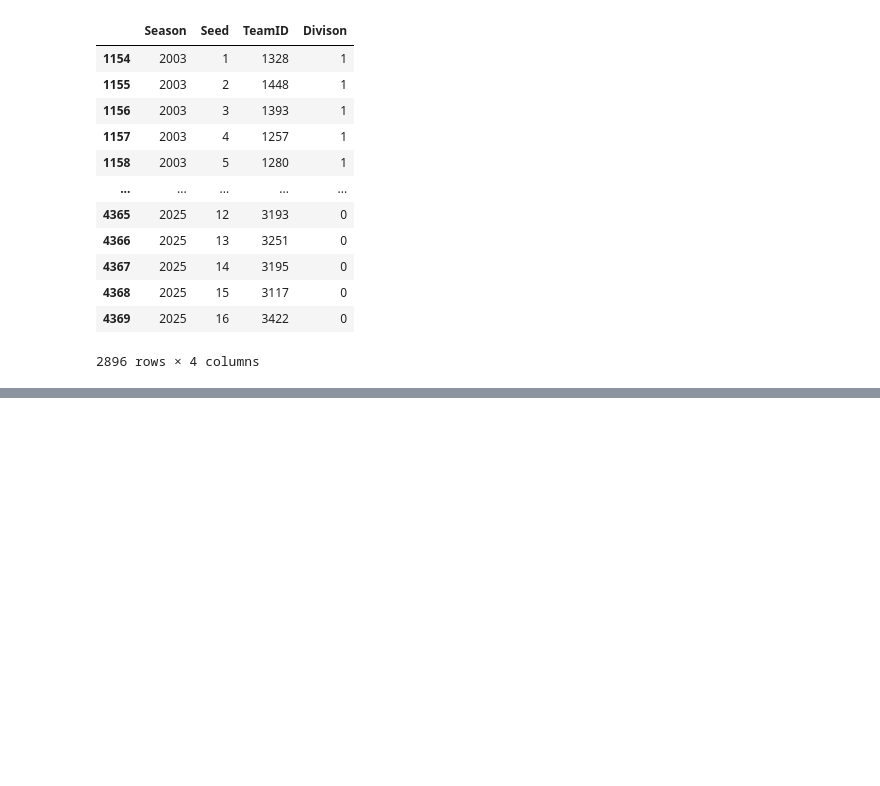
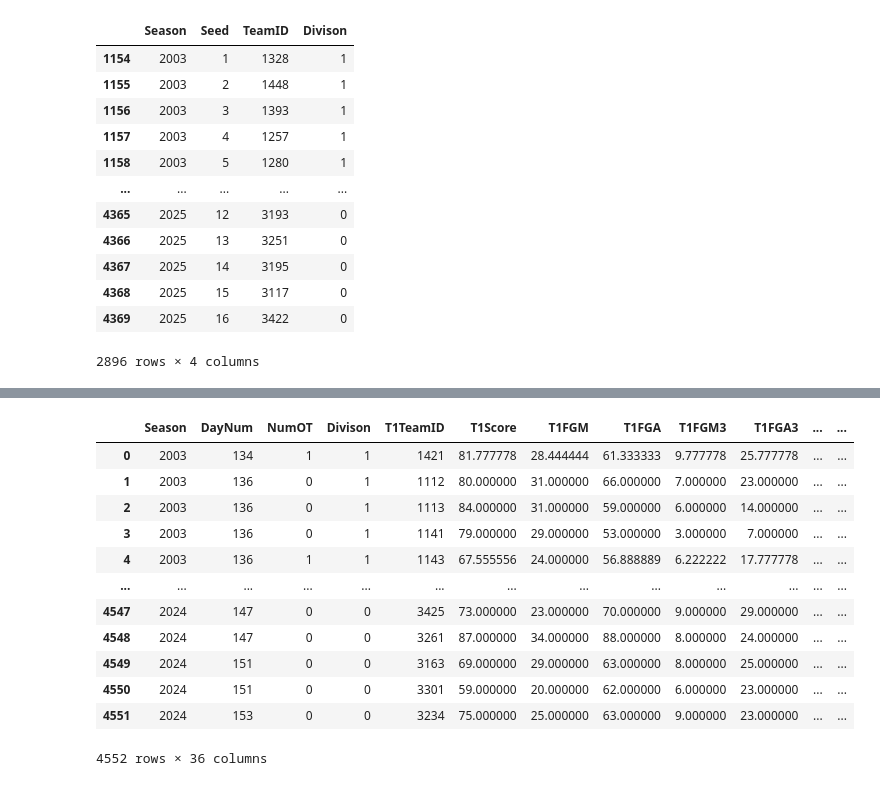
Before and after one commit to COMP3608-GROUP-9-PROJECT/COMP3608_PROJECT, a Jupyter notebook: DataPreProcessing.ipynb, the cells around one changed output, grey strips where cells are left out. Cells and saved outputs as stored; diff of their text form; code cells hidden in the pictures; blank space fills up the shorter version.

```diff
--- a/DataPreProcessing.ipynb
+++ b/DataPreProcessing.ipynb
@@ -144,0 +221,16 @@ seeds
+# %%
+tourneyData
+# %% [output]
+|  | Season | DayNum | NumOT | Divison | T1TeamID | T1Score | T1FGM | T1FGA | T1FGM3 | T1FGA3 | ... | ... |
+| 0 | 2003 | 134 | 1 | 1 | 1421 | 81.777778 | 28.444444 | 61.333333 | 9.777778 | 25.777778 | ... | ... |
+| 1 | 2003 | 136 | 0 | 1 | 1112 | 80.000000 | 31.000000 | 66.000000 | 7.000000 | 23.000000 | ... | ... |
+| 2 | 2003 | 136 | 0 | 1 | 1113 | 84.000000 | 31.000000 | 59.000000 | 6.000000 | 14.000000 | ... | ... |
+| 3 | 2003 | 136 | 0 | 1 | 1141 | 79.000000 | 29.000000 | 53.000000 | 3.000000 | 7.000000 | ... | ... |
+| 4 | 2003 | 136 | 1 | 1 | 1143 | 67.555556 | 24.000000 | 56.888889 | 6.222222 | 17.777778 | ... | ... |
+| ... | ... | ... | ... | ... | ... | ... | ... | ... | ... | ... | ... | ... |
+| 4547 | 2024 | 147 | 0 | 0 | 3425 | 73.000000 | 23.000000 | 70.000000 | 9.000000 | 29.000000 | ... | ... |
+| 4548 | 2024 | 147 | 0 | 0 | 3261 | 87.000000 | 34.000000 | 88.000000 | 8.000000 | 24.000000 | ... | ... |
+| 4549 | 2024 | 151 | 0 | 0 | 3163 | 69.000000 | 29.000000 | 63.000000 | 8.000000 | 25.000000 | ... | ... |
+| 4550 | 2024 | 151 | 0 | 0 | 3301 | 59.000000 | 20.000000 | 62.000000 | 6.000000 | 23.000000 | ... | ... |
+| 4551 | 2024 | 153 | 0 | 0 | 3234 | 75.000000 | 25.000000 | 63.000000 | 9.000000 | 23.000000 | ... | ... |
+4552 rows × 36 columns
```
Also changed, not shown: parts of 2 cells of this notebook.
